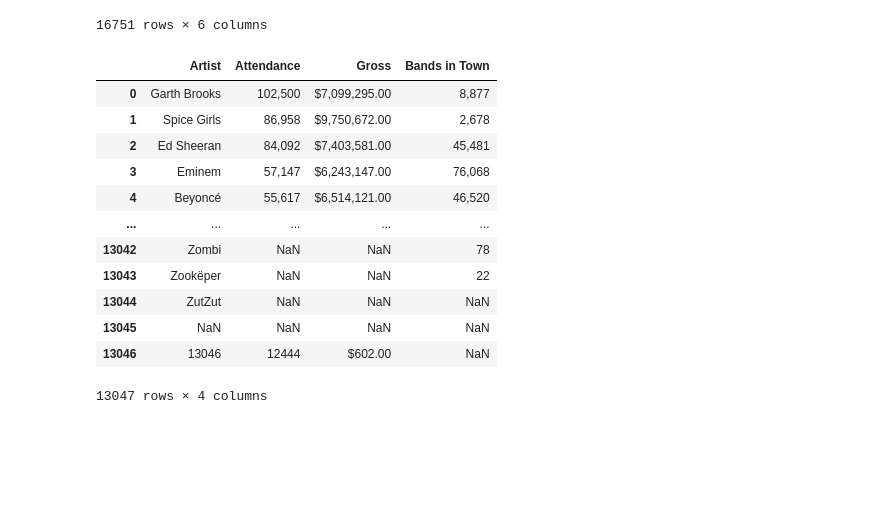
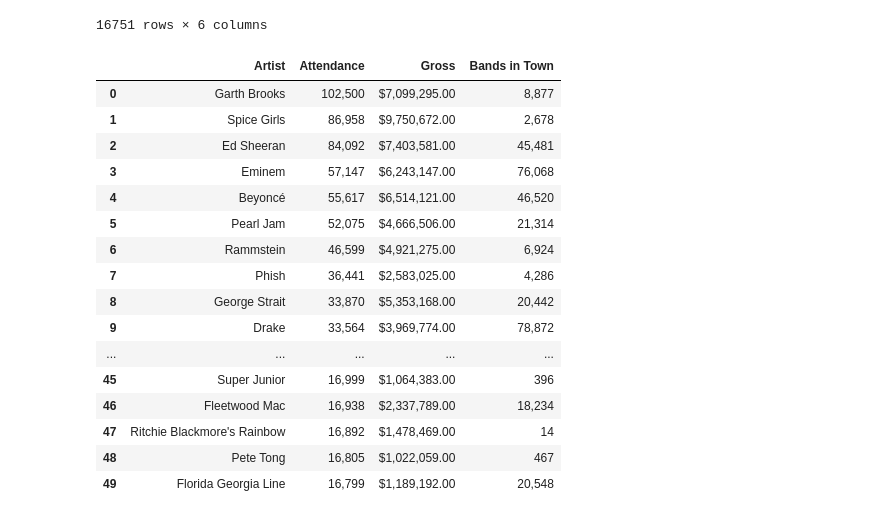
Before and after one commit to acorrea1714/etl-project, a Jupyter notebook: ETL Project.ipynb, the cells around one changed output. Cells and saved outputs as stored; diff of their text form; code cells hidden in the pictures; blank space fills up the shorter version.

```diff
--- a/ETL Project.ipynb
+++ b/ETL Project.ipynb
@@ -55,18 +55,22 @@ artists_df
 | 16750 | ZZ Ward | 694 | $17,055 | North America | WME | NaN |
 16751 rows × 6 columns
 # %%
-bands_df
+bands_df.head(50)
 # %% [output]
 |  | Artist | Attendance | Gross | Bands in Town |
 | 0 | Garth Brooks | 102,500 | $7,099,295.00 | 8,877 |
 | 1 | Spice Girls | 86,958 | $9,750,672.00 | 2,678 |
 | 2 | Ed Sheeran | 84,092 | $7,403,581.00 | 45,481 |
 | 3 | Eminem | 57,147 | $6,243,147.00 | 76,068 |
 | 4 | Beyoncé | 55,617 | $6,514,121.00 | 46,520 |
+| 5 | Pearl Jam | 52,075 | $4,666,506.00 | 21,314 |
+| 6 | Rammstein | 46,599 | $4,921,275.00 | 6,924 |
+| 7 | Phish | 36,441 | $2,583,025.00 | 4,286 |
+| 8 | George Strait | 33,870 | $5,353,168.00 | 20,442 |
+| 9 | Drake | 33,564 | $3,969,774.00 | 78,872 |
 | ... | ... | ... | ... | ... |
-| 13042 | Zombi | NaN | NaN | 78 |
-| 13043 | Zookëper | NaN | NaN | 22 |
-| 13044 | ZutZut | NaN | NaN | NaN |
-| 13045 | NaN | NaN | NaN | NaN |
-| 13046 | 13046 | 12444 | $602.00 | NaN |
+| 45 | Super Junior | 16,999 | $1,064,383.00 | 396 |
+| 46 | Fleetwood Mac | 16,938 | $2,337,789.00 | 18,234 |
+| 47 | Ritchie Blackmore's Rainbow | 16,892 | $1,478,469.00 | 14 |
+| 48 | Pete Tong | 16,805 | $1,022,059.00 | 467 |
+| 49 | Florida Georgia Line | 16,799 | $1,189,192.00 | 20,548 |
-13047 rows × 4 columns
```
Also changed, not shown: 2 other files.
